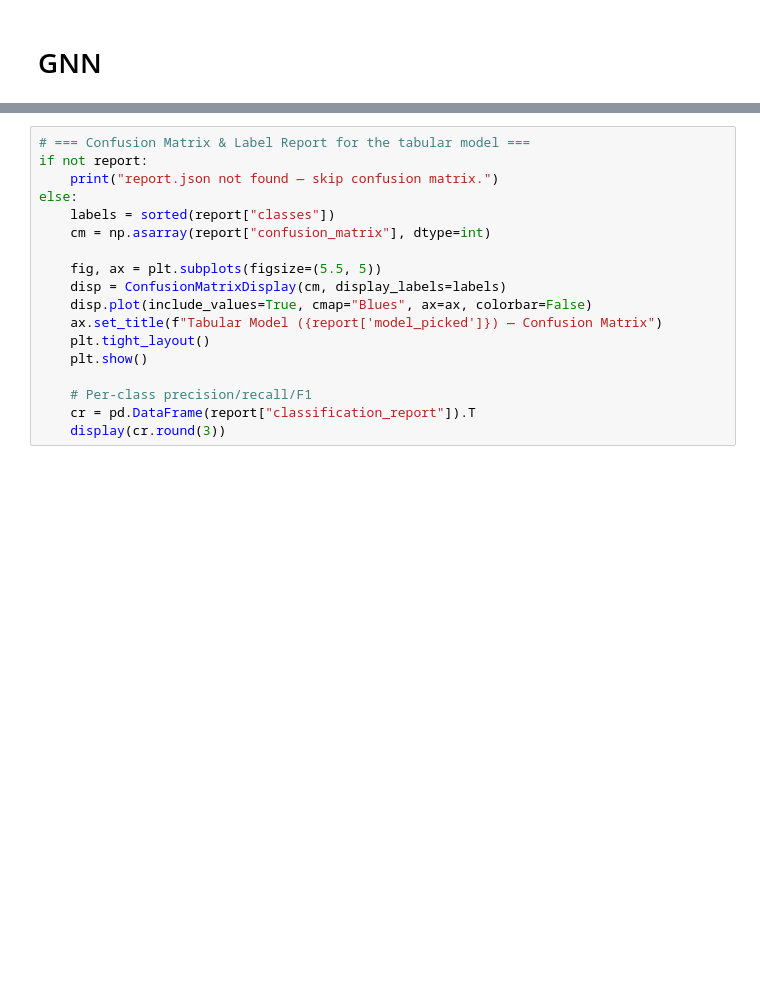
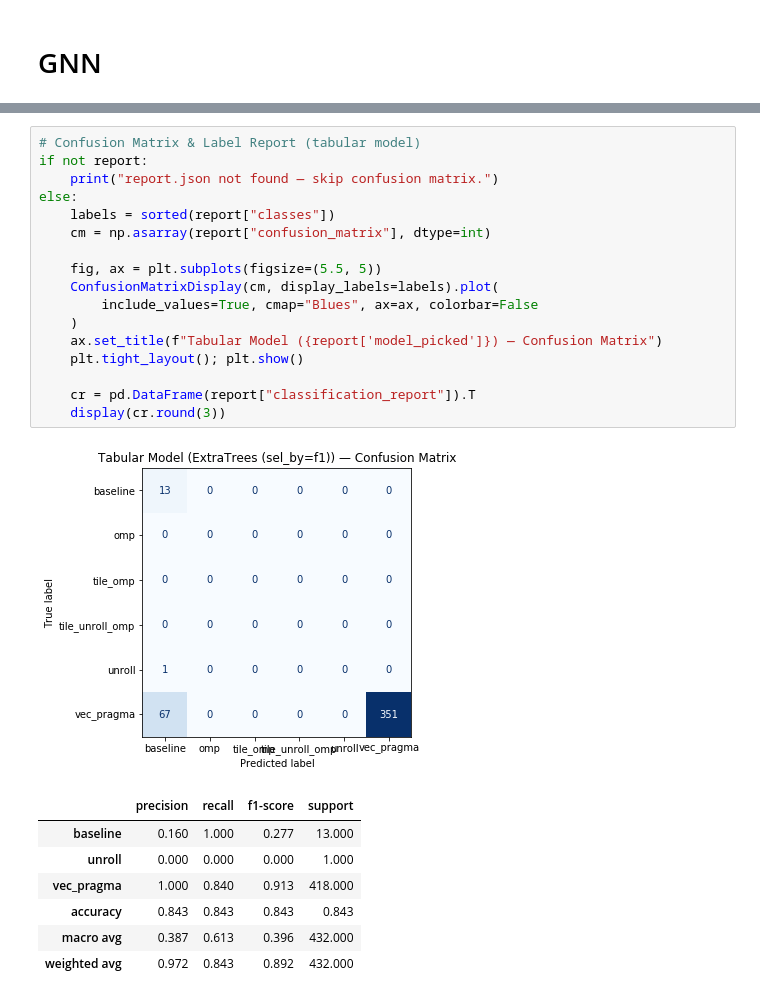
Before and after one commit to AyeshaRahman2002/MLLoopOptSelector, a Jupyter notebook: notebooks/MLLoopOptSelector_Dashboard.ipynb, the cells around one changed output, grey strips where cells are left out. Cells and saved outputs as stored; diff of their text form; blank space fills up the shorter version.

```diff
--- a/notebooks/MLLoopOptSelector_Dashboard.ipynb
+++ b/notebooks/MLLoopOptSelector_Dashboard.ipynb
@@ -324,19 +336,27 @@ pd.DataFrame([metrics])
 # %%
-# === Confusion Matrix & Label Report for the tabular model ===
+# Confusion Matrix & Label Report (tabular model)
 if not report:
     print("report.json not found — skip confusion matrix.")
 else:
     labels = sorted(report["classes"])
     cm = np.asarray(report["confusion_matrix"], dtype=int)
 
     fig, ax = plt.subplots(figsize=(5.5, 5))
-    disp = ConfusionMatrixDisplay(cm, display_labels=labels)
-    disp.plot(include_values=True, cmap="Blues", ax=ax, colorbar=False)
+    ConfusionMatrixDisplay(cm, display_labels=labels).plot(
+        include_values=True, cmap="Blues", ax=ax, colorbar=False
+    )
     ax.set_title(f"Tabular Model ({report['model_picked']}) — Confusion Matrix")
-    plt.tight_layout()
-    plt.show()
+    plt.tight_layout(); plt.show()
 
-    # Per-class precision/recall/F1
     cr = pd.DataFrame(report["classification_report"]).T
     display(cr.round(3))
+# %% [output]
+[figure, added]
+|  | precision | recall | f1-score | support |
+| baseline | 0.160 | 1.000 | 0.277 | 13.000 |
+| unroll | 0.000 | 0.000 | 0.000 | 1.000 |
+| vec_pragma | 1.000 | 0.840 | 0.913 | 418.000 |
+| accuracy | 0.843 | 0.843 | 0.843 | 0.843 |
+| macro avg | 0.387 | 0.613 | 0.396 | 432.000 |
+| weighted avg | 0.972 | 0.843 | 0.892 | 432.000 |
 # %%
```
Also changed, not shown: parts of 15 cells of this notebook, 21 other files.
